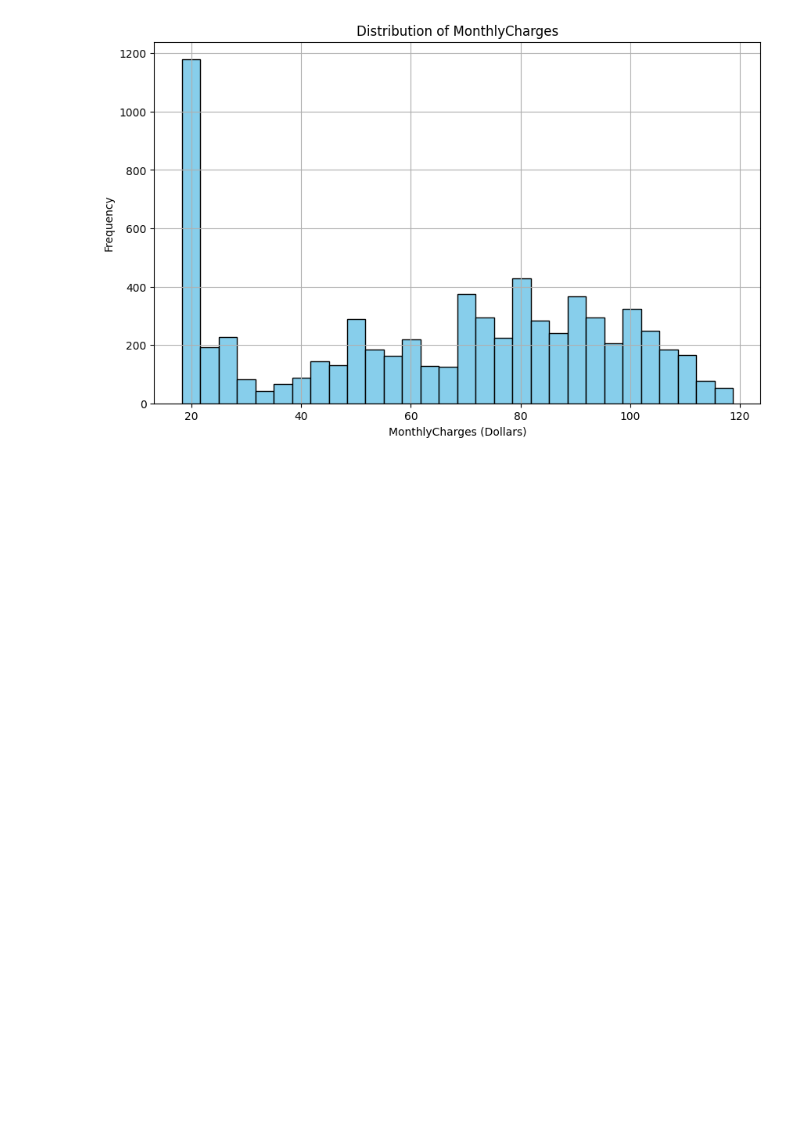
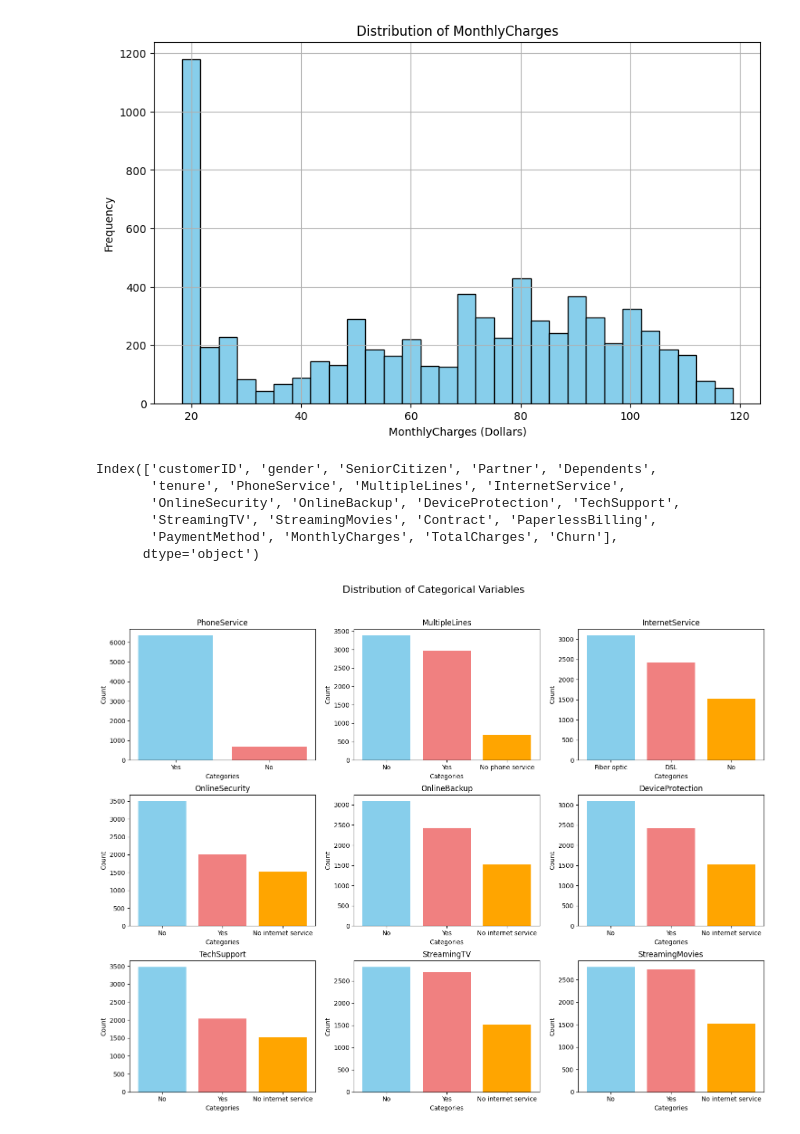
Before and after one commit to emonteiro27/customer_churn, a Jupyter notebook: customer_churn.ipynb, the cells around one changed output. Cells and saved outputs as stored; diff of their text form; code cells hidden in the pictures; blank space fills up the shorter version.

Commit message:
Plotted a bar distribution for each categorical feature in the same figure

```diff
--- a/customer_churn.ipynb
+++ b/customer_churn.ipynb
@@ -472,3 +472,12 @@ plt.grid(True)
 plt.show()
 # %% [output]
 [figure]
+# %%
+df.columns
+# %% [output]
+Index(['customerID', 'gender', 'SeniorCitizen', 'Partner', 'Dependents',
+       'tenure', 'PhoneService', 'MultipleLines', 'InternetService',
+       'OnlineSecurity', 'OnlineBackup', 'DeviceProtection', 'TechSupport',
+       'StreamingTV', 'StreamingMovies', 'Contract', 'PaperlessBilling',
+       'PaymentMethod', 'MonthlyCharges', 'TotalCharges', 'Churn'],
+      dtype='object')
@@ -474,0 +488,22 @@ plt.show()
+# %%
+services = ['PhoneService', 'MultipleLines', 'InternetService',
+            'OnlineSecurity', 'OnlineBackup', 'DeviceProtection',
+            'TechSupport', 'StreamingTV', 'StreamingMovies']
+
+fig, axes = plt.subplots(nrows=3, ncols=3, figsize=(15, 12))
+fig.suptitle('Distribution of Categorical Variables', fontsize=16)
+
+axes = axes.flatten()
+
+for service, ax in zip(services, axes):
+    ax.bar(df[service].value_counts().index, df[service].value_counts(), color=['skyblue', 'lightcoral', 'orange'])
+    ax.set_title(service)
+    ax.set_xlabel('Categories')
+    ax.set_ylabel('Count')
+
+plt.tight_layout()
+plt.subplots_adjust(top=0.9)
+
+plt.show()
+# %% [output]
+[figure, added]
```
Also changed, not shown: parts of 1 cell of this notebook.
